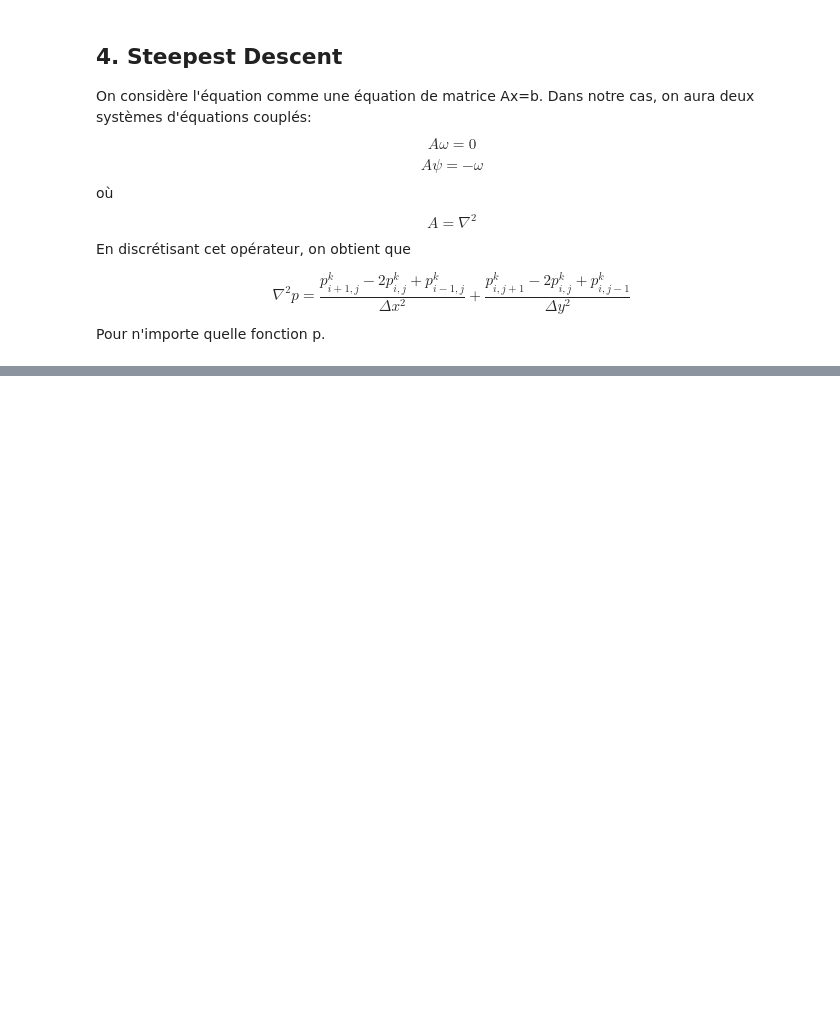
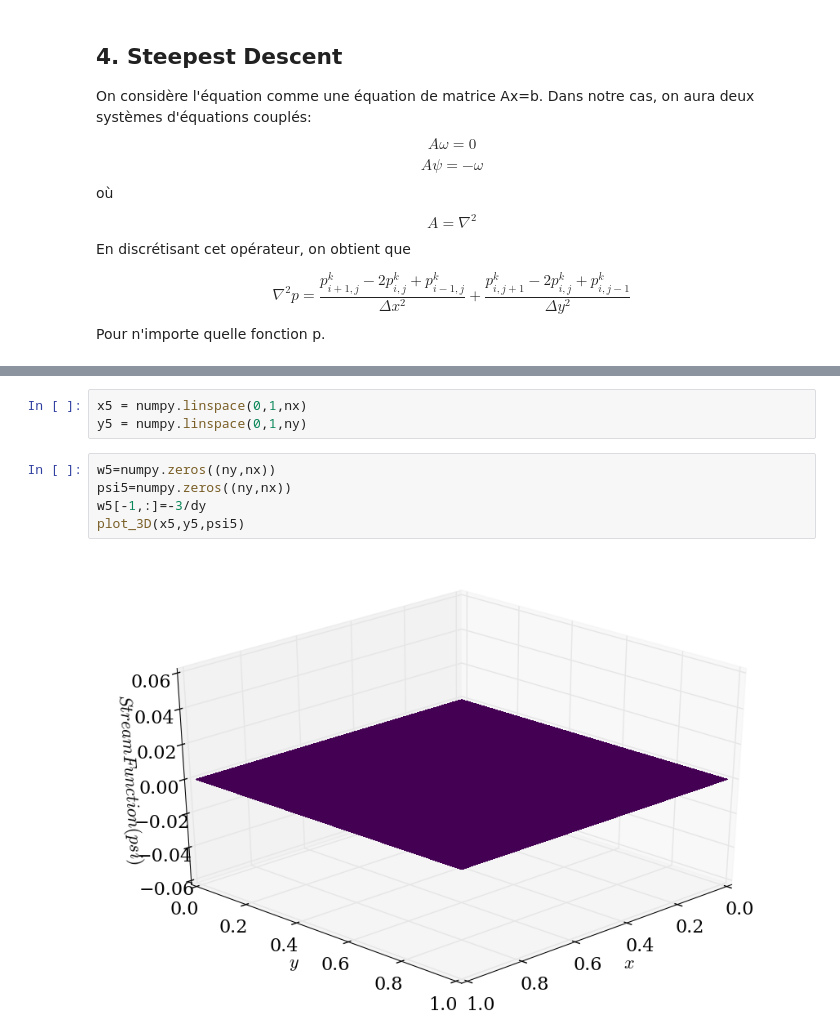
Before and after one commit to be-rays/Module5-StokesFlow, a Jupyter notebook: StokesFlow (1).ipynb, the cells around one changed output, grey strips where cells are left out. Cells and saved outputs as stored; diff of their text form; blank space fills up the shorter version.

```diff
--- a/StokesFlow (1).ipynb
+++ b/StokesFlow (1).ipynb
@@ -679,0 +686,10 @@ def steep_des(w,psi):
+# %%
+x5 = numpy.linspace(0,1,nx)
+y5 = numpy.linspace(0,1,ny)
+# %%
+w5=numpy.zeros((ny,nx))
+psi5=numpy.zeros((ny,nx))
+w5[-1,:]=-3/dy
+plot_3D(x5,y5,psi5)
+# %% [output]
+[figure, added]
```
Also changed, not shown: parts of 35 cells of this notebook.
